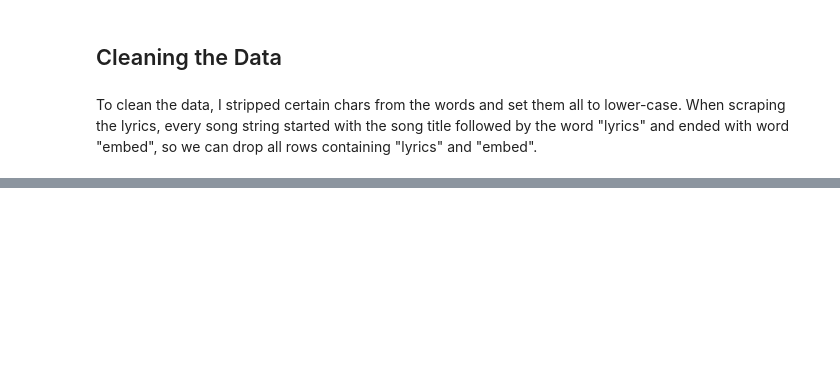
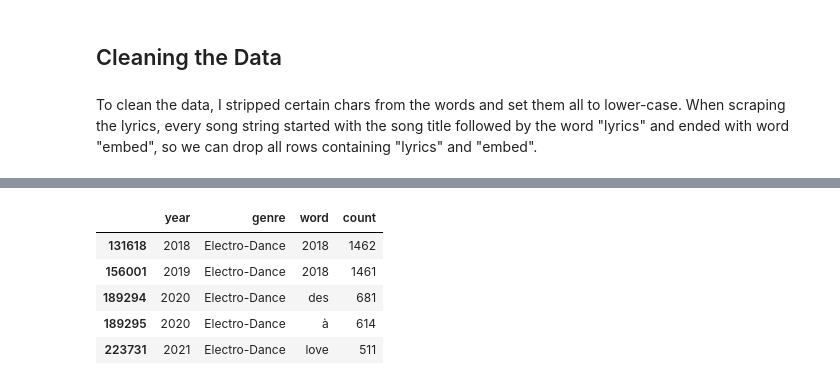
Before and after one commit to Daniel-Bassett/lyrics_analysis, a Jupyter notebook: data-analysis/lyrics-analysis.ipynb, the cells around one changed output, grey strips where cells are left out. Cells and saved outputs as stored; diff of their text form; code cells hidden in the pictures; blank space fills up the shorter version.

```diff
--- a/data-analysis/lyrics-analysis.ipynb
+++ b/data-analysis/lyrics-analysis.ipynb
@@ -67,0 +98,11 @@ for genre in genres:
+# %%
+exp_df = all_df.groupby(['year', 'genre'])['word'].value_counts().to_frame().rename({'word': 'count'}, axis=1).reset_index().sort_values(by='count', ascending=False)
+# %%
+exp_df[exp_df['genre'] == 'Electro-Dance'].head()
+# %% [output]
+|  | year | genre | word | count |
+| 131618 | 2018 | Electro-Dance | 2018 | 1462 |
+| 156001 | 2019 | Electro-Dance | 2018 | 1461 |
+| 189294 | 2020 | Electro-Dance | des | 681 |
+| 189295 | 2020 | Electro-Dance | à | 614 |
+| 223731 | 2021 | Electro-Dance | love | 511 |
```
Also changed, not shown: parts of 11 cells of this notebook, 1 other file.
